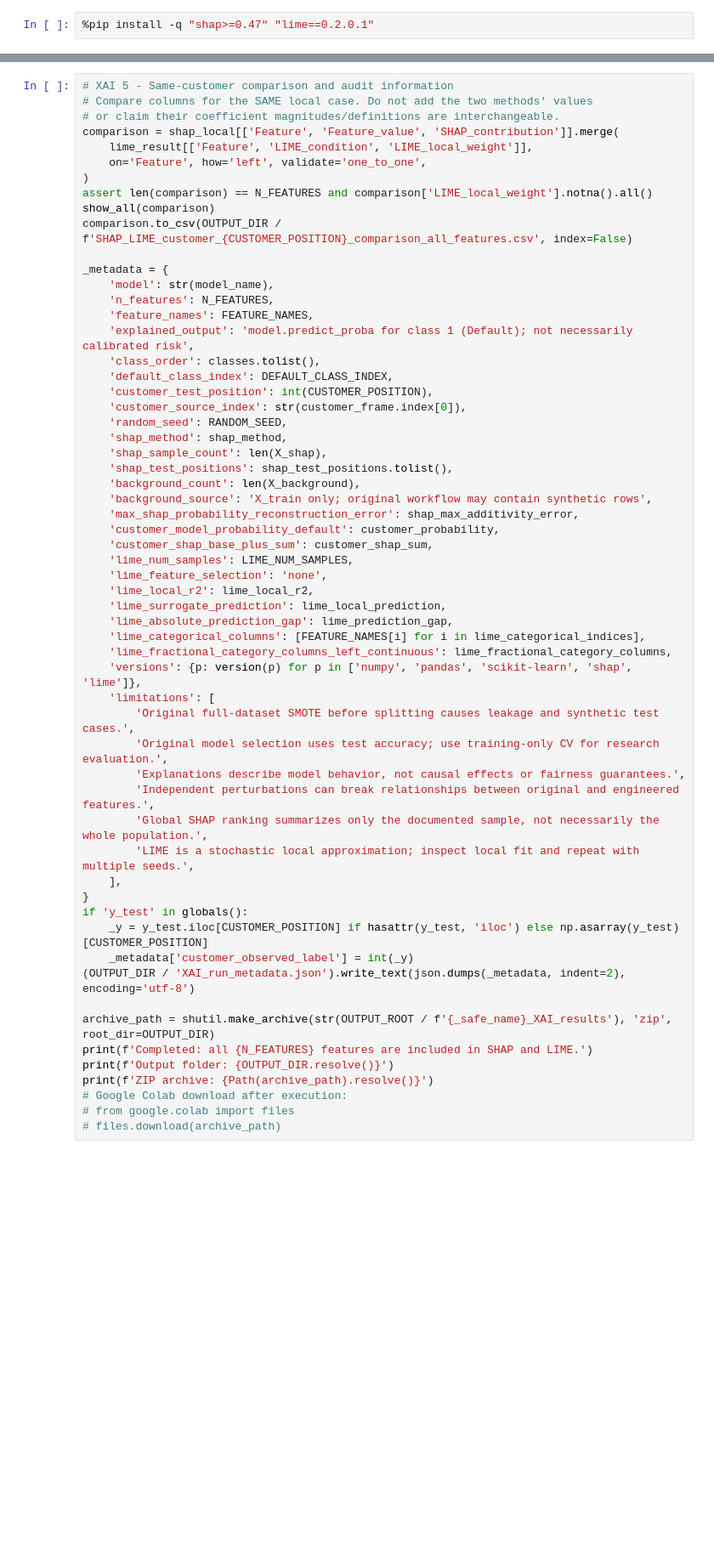
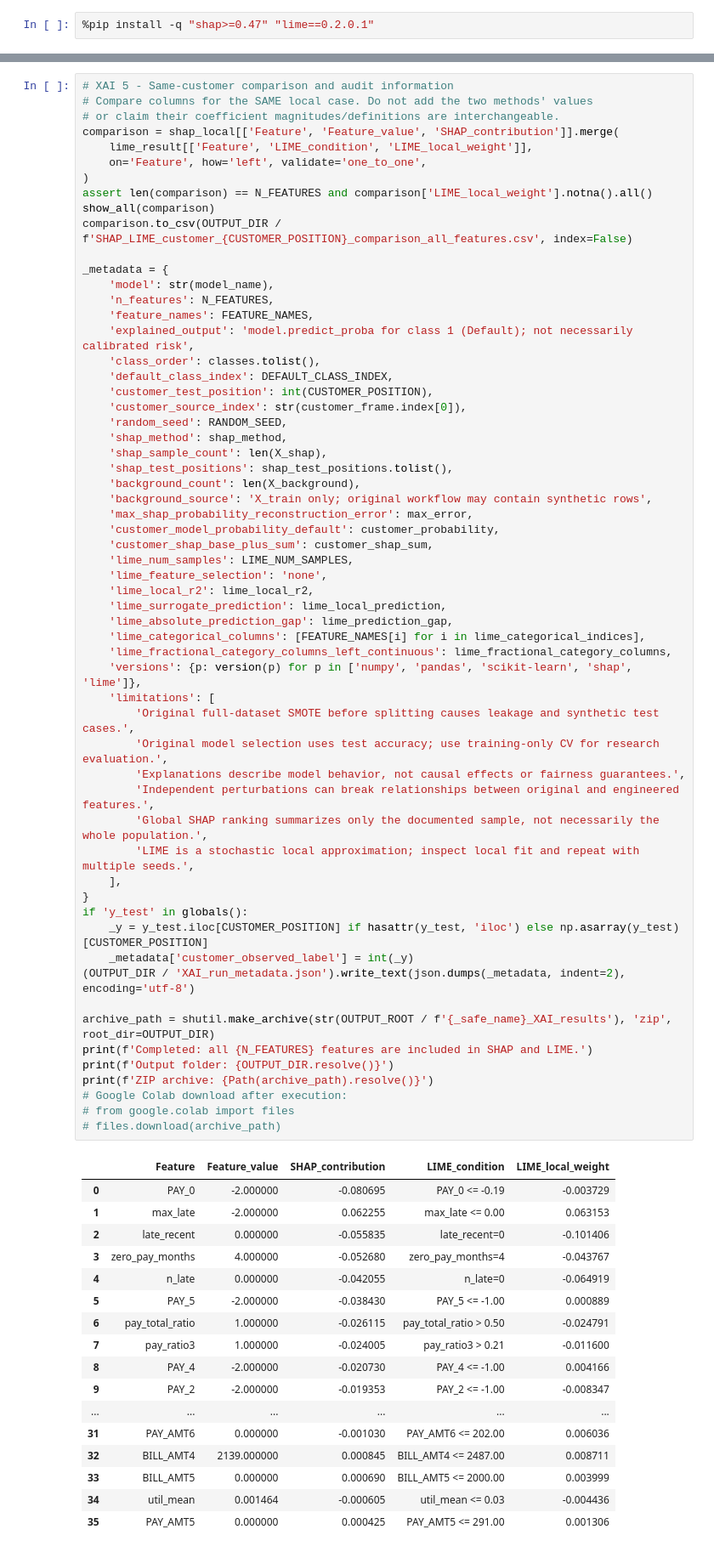
Before and after one commit to riasad30/Thesis, a Jupyter notebook: thesis_final_file.ipynb, the cells around one changed output, grey strips where cells are left out. Shown at 85% size. Drawn from its saved outputs; the diff is of its cells as text; blank space fills up the shorter version.

```diff
--- a/thesis_final_file.ipynb
+++ b/thesis_final_file.ipynb
@@ -1237,35 +1436,53 @@ _metadata = {
     'shap_test_positions': shap_test_positions.tolist(),
     'background_count': len(X_background),
     'background_source': 'X_train only; original workflow may contain synthetic rows',
-    'max_shap_probability_reconstruction_error': shap_max_additivity_error,
+    'max_shap_probability_reconstruction_error': max_error,
     'customer_model_probability_default': customer_probability,
     'customer_shap_base_plus_sum': customer_shap_sum,
     'lime_num_samples': LIME_NUM_SAMPLES,
     'lime_feature_selection': 'none',
     'lime_local_r2': lime_local_r2,
     'lime_surrogate_prediction': lime_local_prediction,
     'lime_absolute_prediction_gap': lime_prediction_gap,
     'lime_categorical_columns': [FEATURE_NAMES[i] for i in lime_categorical_indices],
     'lime_fractional_category_columns_left_continuous': lime_fractional_category_columns,
     'versions': {p: version(p) for p in ['numpy', 'pandas', 'scikit-learn', 'shap', 'lime']},
     'limitations': [
         'Original full-dataset SMOTE before splitting causes leakage and synthetic test cases.',
         'Original model selection uses test accuracy; use training-only CV for research evaluation.',
         'Explanations describe model behavior, not causal effects or fairness guarantees.',
         'Independent perturbations can break relationships between original and engineered features.',
         'Global SHAP ranking summarizes only the documented sample, not necessarily the whole population.',
         'LIME is a stochastic local approximation; inspect local fit and repeat with multiple seeds.',
     ],
 }
 if 'y_test' in globals():
     _y = y_test.iloc[CUSTOMER_POSITION] if hasattr(y_test, 'iloc') else np.asarray(y_test)[CUSTOMER_POSITION]
     _metadata['customer_observed_label'] = int(_y)
 (OUTPUT_DIR / 'XAI_run_metadata.json').write_text(json.dumps(_metadata, indent=2), encoding='utf-8')
 
 archive_path = shutil.make_archive(str(OUTPUT_ROOT / f'{_safe_name}_XAI_results'), 'zip', root_dir=OUTPUT_DIR)
 print(f'Completed: all {N_FEATURES} features are included in SHAP and LIME.')
 print(f'Output folder: {OUTPUT_DIR.resolve()}')
 print(f'ZIP archive: {Path(archive_path).resolve()}')
 # Google Colab download after execution:
 # from google.colab import files
 # files.download(archive_path)
+# %% [output]
+|  | Feature | Feature_value | SHAP_contribution | LIME_condition | LIME_local_weight |
+| 0 | PAY_0 | -2.000000 | -0.080695 | PAY_0 <= -0.19 | -0.003729 |
+| 1 | max_late | -2.000000 | 0.062255 | max_late <= 0.00 | 0.063153 |
+| 2 | late_recent | 0.000000 | -0.055835 | late_recent=0 | -0.101406 |
+| 3 | zero_pay_months | 4.000000 | -0.052680 | zero_pay_months=4 | -0.043767 |
+| 4 | n_late | 0.000000 | -0.042055 | n_late=0 | -0.064919 |
+| 5 | PAY_5 | -2.000000 | -0.038430 | PAY_5 <= -1.00 | 0.000889 |
+| 6 | pay_total_ratio | 1.000000 | -0.026115 | pay_total_ratio > 0.50 | -0.024791 |
+| 7 | pay_ratio3 | 1.000000 | -0.024005 | pay_ratio3 > 0.21 | -0.011600 |
+| 8 | PAY_4 | -2.000000 | -0.020730 | PAY_4 <= -1.00 | 0.004166 |
+| 9 | PAY_2 | -2.000000 | -0.019353 | PAY_2 <= -1.00 | -0.008347 |
+| ... | ... | ... | ... | ... | ... |
+| 31 | PAY_AMT6 | 0.000000 | -0.001030 | PAY_AMT6 <= 202.00 | 0.006036 |
+| 32 | BILL_AMT4 | 2139.000000 | 0.000845 | BILL_AMT4 <= 2487.00 | 0.008711 |
+| 33 | BILL_AMT5 | 0.000000 | 0.000690 | BILL_AMT5 <= 2000.00 | 0.003999 |
+| 34 | util_mean | 0.001464 | -0.000605 | util_mean <= 0.03 | -0.004436 |
+| 35 | PAY_AMT5 | 0.000000 | 0.000425 | PAY_AMT5 <= 291.00 | 0.001306 |
```
Also changed, not shown: parts of 20 cells of this notebook.
